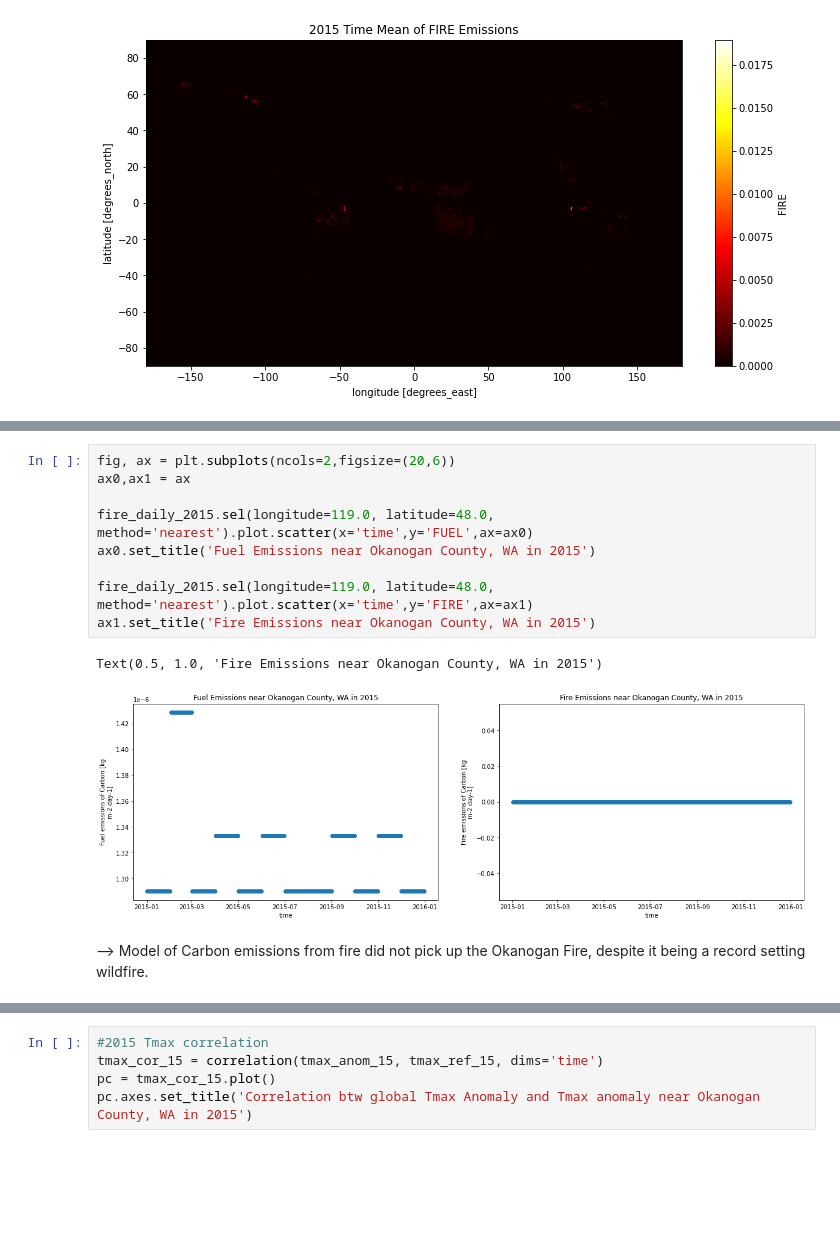
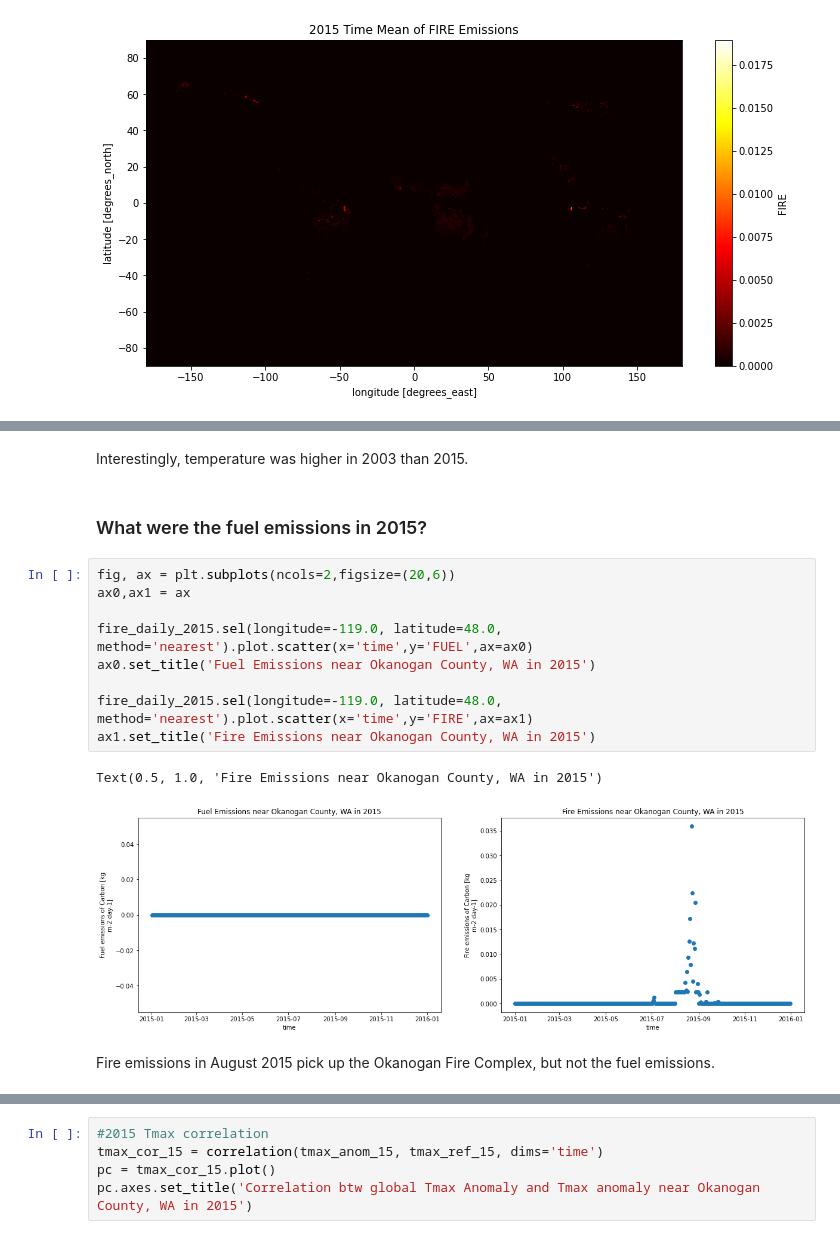
Before and after one commit to SophKJ/finalproject_fall21, a Jupyter notebook: FireFuelEmissions.ipynb, the cells around one changed output, grey strips where cells are left out. Saved outputs shown, nothing was run; the diff lists cells and outputs as text; blank space fills up the shorter version.

```diff
--- a/FireFuelEmissions.ipynb
+++ b/FireFuelEmissions.ipynb
@@ -222,14 +259,18 @@ Text(0.5, 1.0, 'Max Temperature near Okanogan County in 2014')
+# %% [markdown]
+Interestingly, temperature was higher in 2003 than 2015.
+# %% [markdown]
+### What were the fuel emissions in 2015?
 # %%
 fig, ax = plt.subplots(ncols=2,figsize=(20,6))
 ax0,ax1 = ax
 
-fire_daily_2015.sel(longitude=119.0, latitude=48.0, method='nearest').plot.scatter(x='time',y='FUEL',ax=ax0)
+fire_daily_2015.sel(longitude=-119.0, latitude=48.0, method='nearest').plot.scatter(x='time',y='FUEL',ax=ax0)
 ax0.set_title('Fuel Emissions near Okanogan County, WA in 2015')
 
-fire_daily_2015.sel(longitude=119.0, latitude=48.0, method='nearest').plot.scatter(x='time',y='FIRE',ax=ax1)
+fire_daily_2015.sel(longitude=-119.0, latitude=48.0, method='nearest').plot.scatter(x='time',y='FIRE',ax=ax1)
 ax1.set_title('Fire Emissions near Okanogan County, WA in 2015')
 # %% [output]
 Text(0.5, 1.0, 'Fire Emissions near Okanogan County, WA in 2015')
-[figure, old version]
+[figure, new version]
-# %% [markdown]
---> Model of Carbon emissions from fire did not pick up the Okanogan Fire, despite it being a record setting wildfire.
+# %% [markdown]
+Fire emissions in August 2015 pick up the Okanogan Fire Complex, but not the fuel emissions.
```
Also changed, not shown: parts of 45 cells of this notebook.
